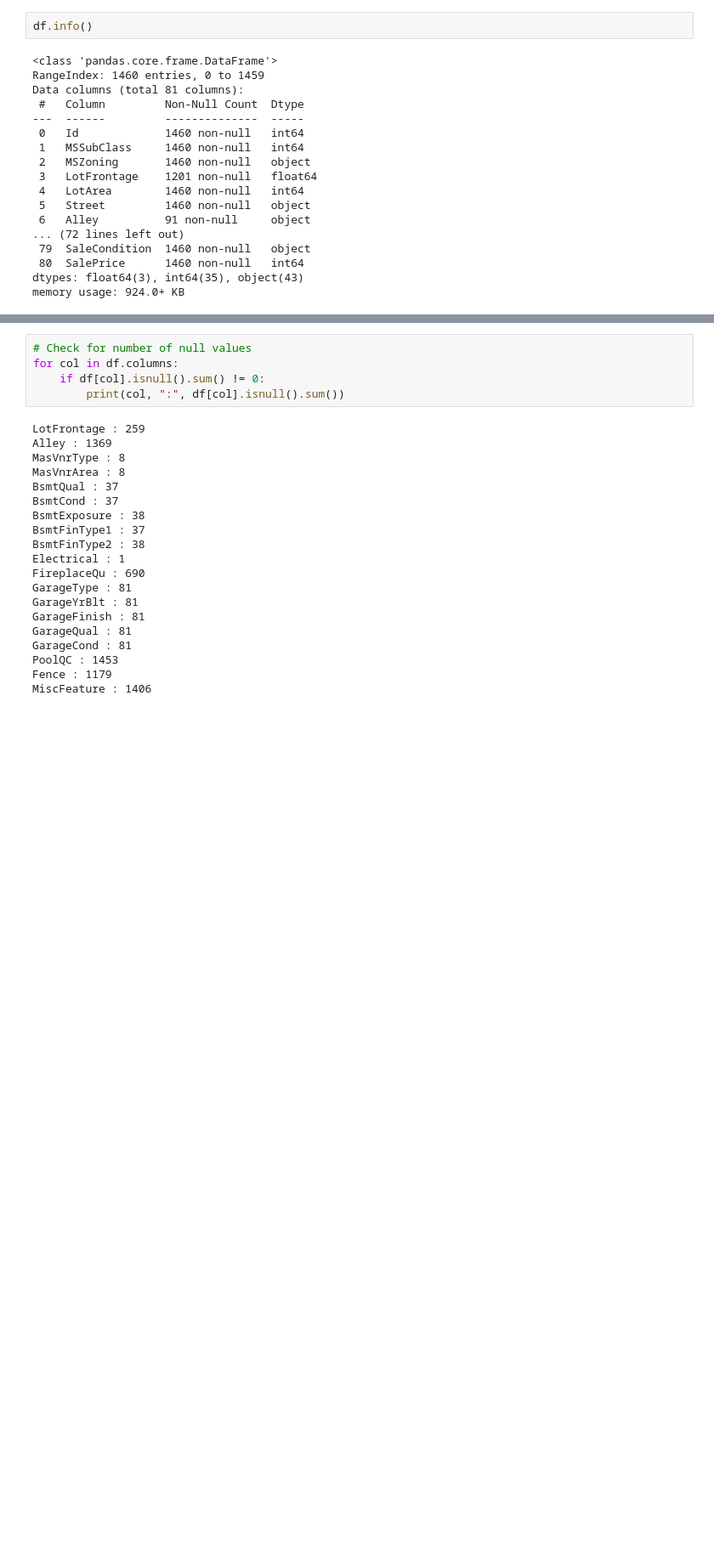
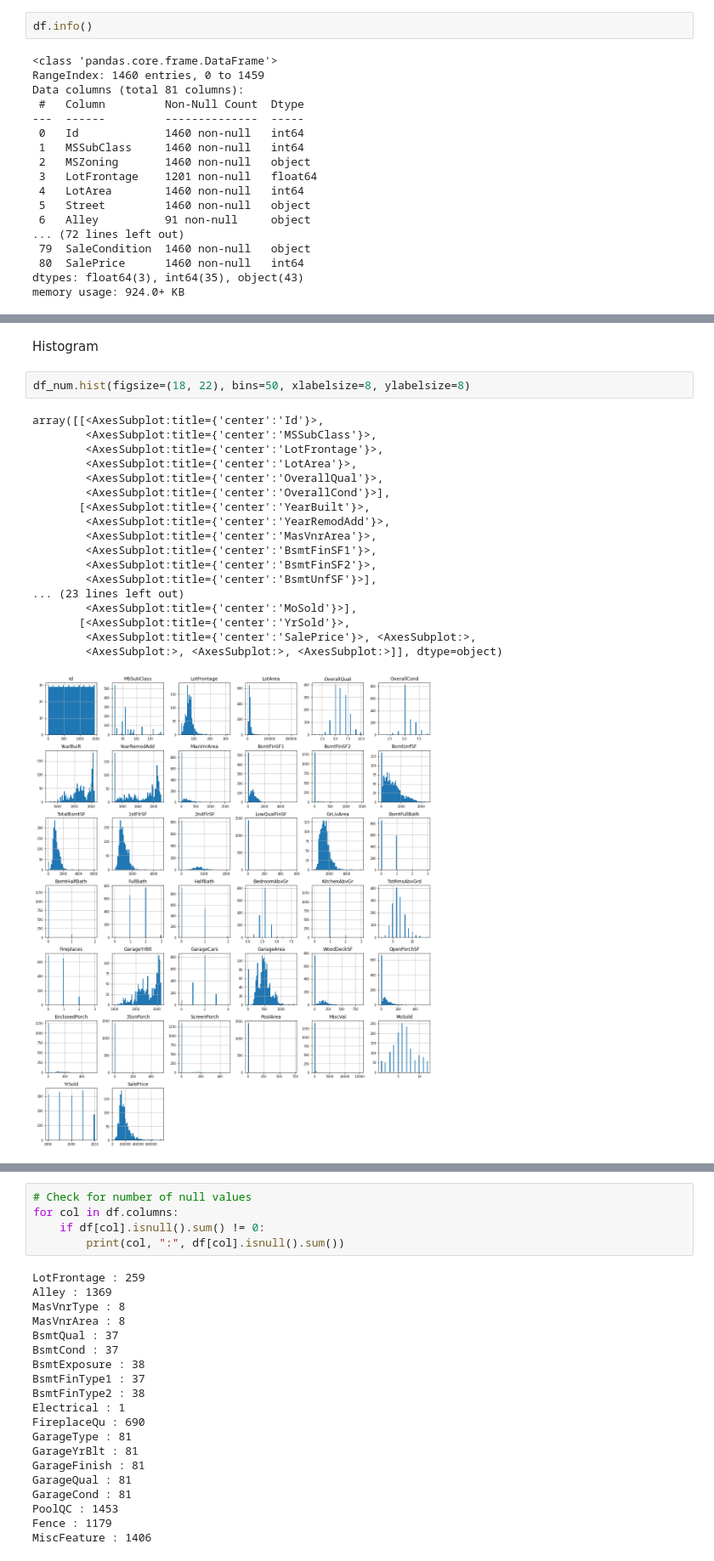
Before and after one commit to doanht688/House-Price-Prediction-ML, a Jupyter notebook: G2-Project Proposal.ipynb, the cells around one changed output, grey strips where cells are left out. Shown: that part at 85% size. Cells and saved outputs as stored; diff of their text form; blank space fills up the shorter version.

```diff
--- a/G2-Project Proposal.ipynb
+++ b/G2-Project Proposal.ipynb
@@ -357,3 +340,26 @@ MSSubClass      -0.084284
 EnclosedPorch   -0.128578
 KitchenAbvGr    -0.135907
 Name: SalePrice, dtype: float64
+# %% [markdown]
+Histogram
+# %%
+df_num.hist(figsize=(18, 22), bins=50, xlabelsize=8, ylabelsize=8)
+# %% [output]
+array([[<AxesSubplot:title={'center':'Id'}>,
+        <AxesSubplot:title={'center':'MSSubClass'}>,
+        <AxesSubplot:title={'center':'LotFrontage'}>,
+        <AxesSubplot:title={'center':'LotArea'}>,
+        <AxesSubplot:title={'center':'OverallQual'}>,
+        <AxesSubplot:title={'center':'OverallCond'}>],
+       [<AxesSubplot:title={'center':'YearBuilt'}>,
+        <AxesSubplot:title={'center':'YearRemodAdd'}>,
+        <AxesSubplot:title={'center':'MasVnrArea'}>,
+        <AxesSubplot:title={'center':'BsmtFinSF1'}>,
+        <AxesSubplot:title={'center':'BsmtFinSF2'}>,
+        <AxesSubplot:title={'center':'BsmtUnfSF'}>],
+... (23 lines left out)
+        <AxesSubplot:title={'center':'MoSold'}>],
+       [<AxesSubplot:title={'center':'YrSold'}>,
+        <AxesSubplot:title={'center':'SalePrice'}>, <AxesSubplot:>,
+        <AxesSubplot:>, <AxesSubplot:>, <AxesSubplot:>]], dtype=object)
+[figure, added]
```
Also changed, not shown: parts of 18 cells of this notebook.
